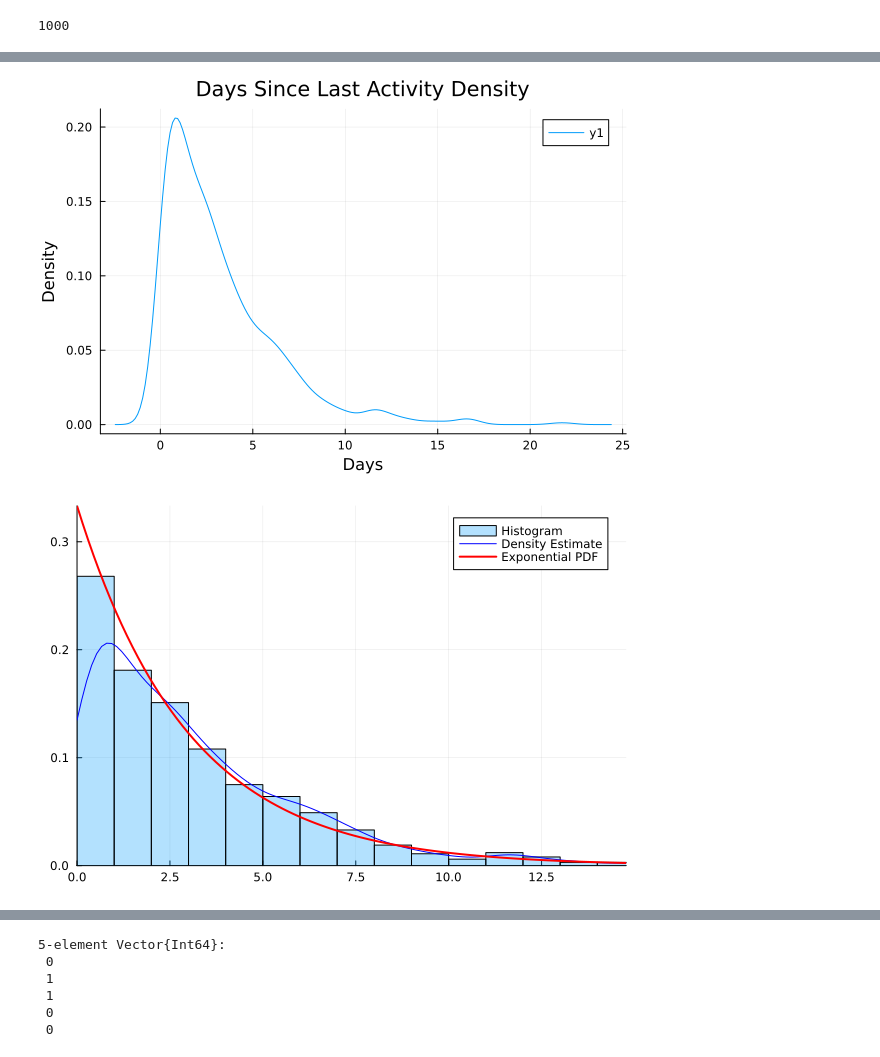
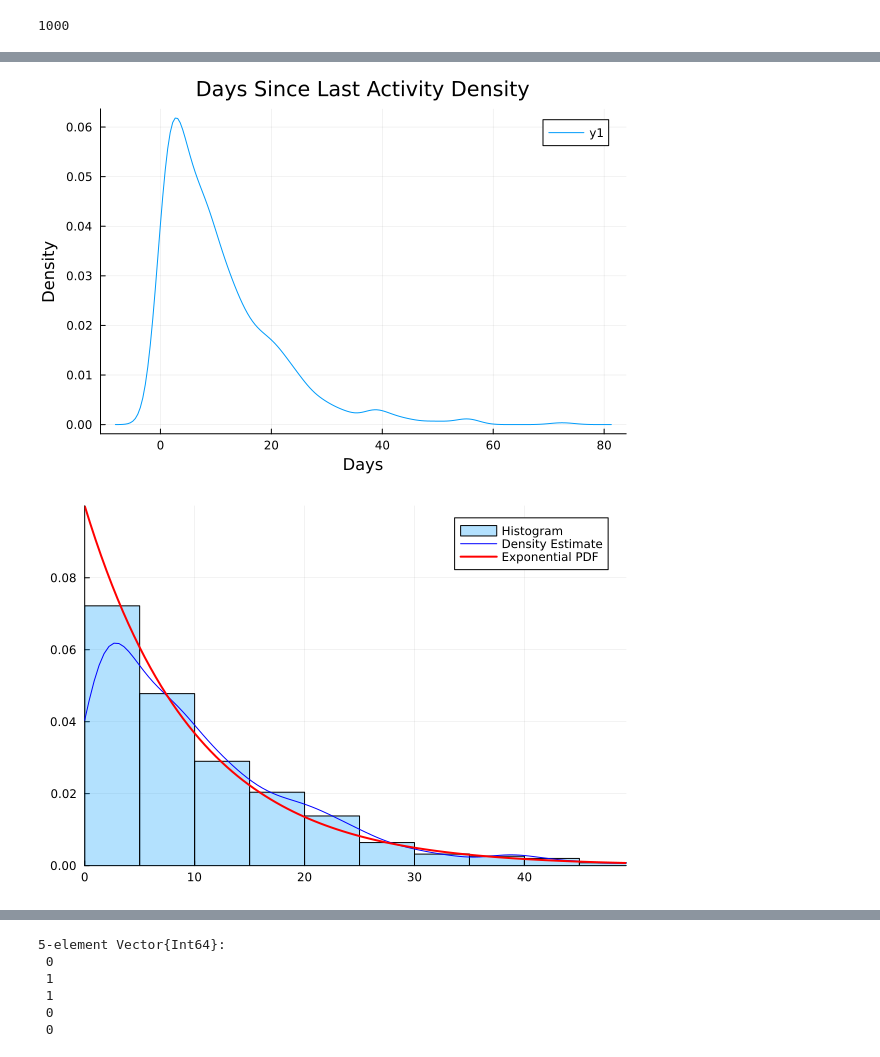
Before and after one commit to tndd/Mymljl, a Jupyter notebook: src/011_prac_self_model.ipynb, the cells around one changed output, grey strips where cells are left out. Saved outputs shown, nothing was run; the diff lists cells and outputs as text; code cells hidden in the pictures.

```diff
--- a/src/011_prac_self_model.ipynb
+++ b/src/011_prac_self_model.ipynb
@@ -20,7 +20,7 @@ n_samples = 1000
 using Distributions
 using StatsPlots
 
-DaysSinceLastActivity = rand(Exponential(3), n_samples)
+DaysSinceLastActivity = rand(Exponential(10), n_samples)
 display(first(DaysSinceLastActivity, 10))
 
 histogram(
@@ -52,34 +52,33 @@ density(
     ylabel="Density",
 )
 # %% [output]
-[figure, old version]
+[figure, new version]
 # %%
 # Combined Histogram and Density plot on the same plot
 plots_DaysSinceLastActivity = histogram(
     DaysSinceLastActivity,
     bins=30,
     normalize=true,   # Crucial for density plot
     fillalpha = 0.3,
     linecolor = :black,
     label = "Histogram",
     xlims = (0, quantile(DaysSinceLastActivity, 0.99))
 )
 density!(
     DaysSinceLastActivity,
     fillalpha = 0.6,
     linecolor = :blue,
     label = "Density Estimate",
 )
 # 指数関数の確率密度関数
 x = range(0, quantile(DaysSinceLastActivity, 0.99), length=100)
 plot!(
     x,
-    pdf(Exponential(3), x),
+    pdf(Exponential(10), x),
     linewidth=2,
     color=:red,
     label="Exponential PDF"
 )
-
 display(plots_DaysSinceLastActivity)
 # %% [output]
-[figure, old version]
+[figure, new version]
```
Also changed, not shown: parts of 10 cells of this notebook.
